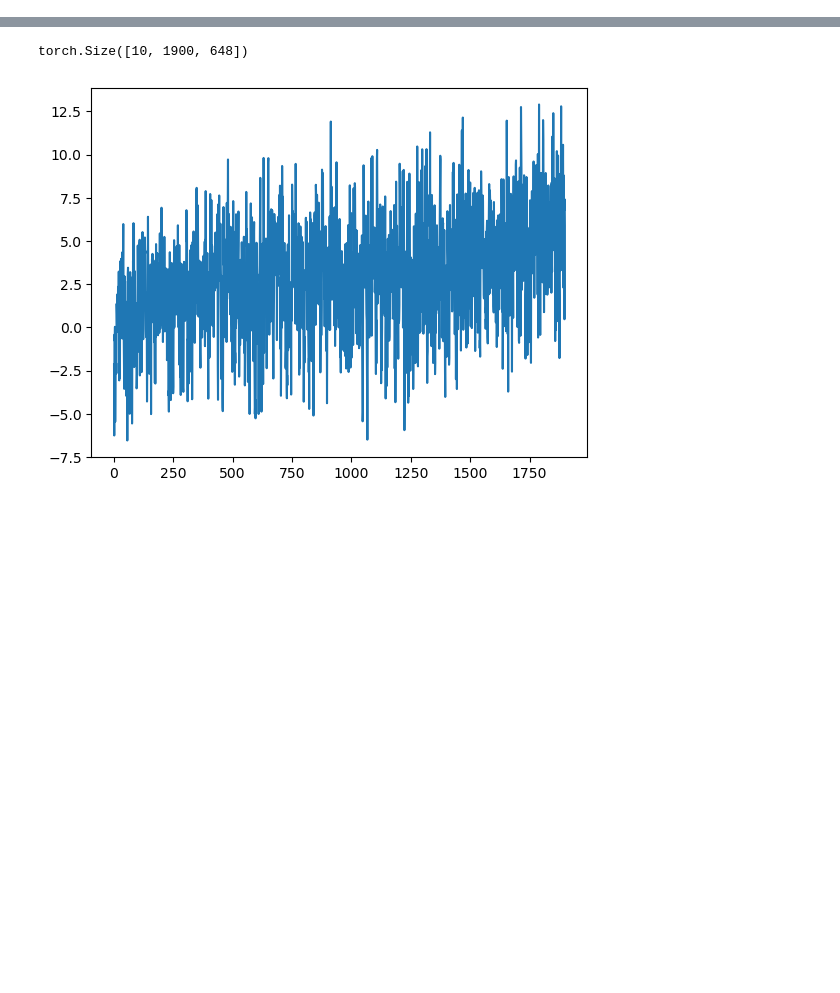
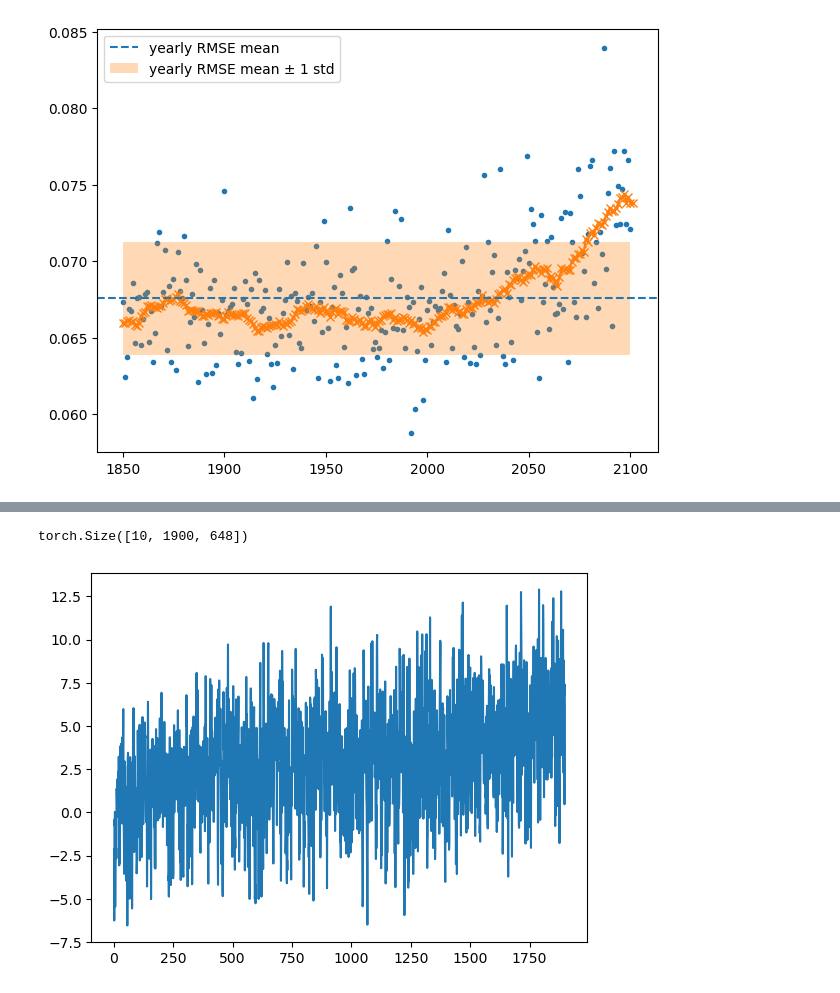
Before and after one commit to Motte12/dpa_for_llaae, a Jupyter notebook: data_exploration/PCA_TREFHT_train.ipynb, the cells around one changed output, grey strips where cells are left out. Saved outputs shown, nothing was run; the diff lists cells and outputs as text; code cells hidden in the pictures; blank space fills up the shorter version.

```diff
--- a/data_exploration/PCA_TREFHT_train.ipynb
+++ b/data_exploration/PCA_TREFHT_train.ipynb
@@ -110 +250,30 @@ torch.Size([47690, 648])
+# %%
+rmse_da = xr.DataArray(
+    rmse.detach().cpu().numpy(),
+    dims=("time",),
+    coords={"time": t_eur_jja.time},
+    name="RMSE",
+)
+rmse_yearly = rmse_da.resample(time="YS").mean()
+plt.scatter(range(1850,2101), rmse_yearly.values, marker=".")
+# moving average
+w = 20
+kernel = np.ones(w) / w
+pad = w // 2
+x_pad = np.pad(rmse_yearly.values, (pad, pad), mode="reflect")
+rmse_smooth = np.convolve(x_pad, kernel, mode="valid")
+#rmse_smooth = np.convolve(rmse_yearly.values, np.ones(10)/10, mode="same")  # window=19
+plt.plot(range(1850,2102), rmse_smooth, marker="x", color="tab:orange")
+#rmse_yearly
+Y=rmse_yearly.values
+mu = Y.mean(axis=0)
+sd = Y.std(axis=0, ddof=1)
+
+plt.axhline(mu, linestyle="--", label="yearly RMSE mean")
+plt.fill_between(range(1850,2101), mu - sd, mu + sd, alpha=0.3, label="yearly RMSE mean ± 1 std")
+plt.legend()
+plt.tight_layout()
+plt.show()
+# %% [output]
+[figure, added]
 # %%
```
Also changed, not shown: parts of 10 cells of this notebook, 23 other files.
